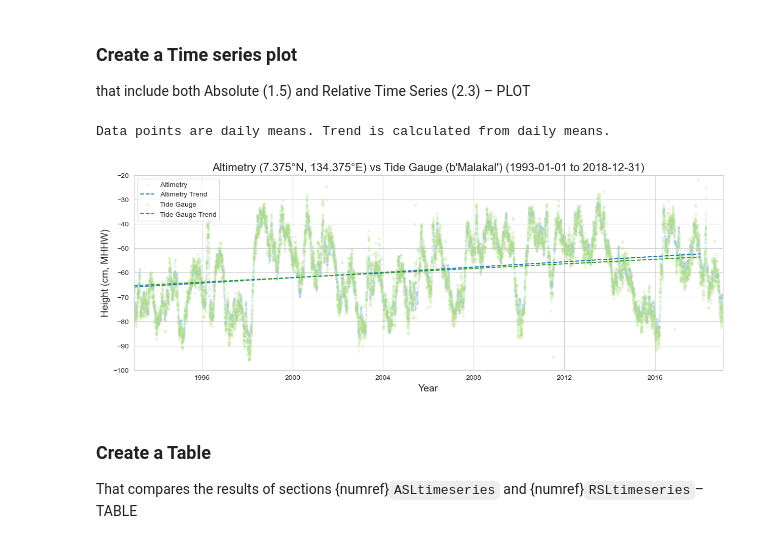
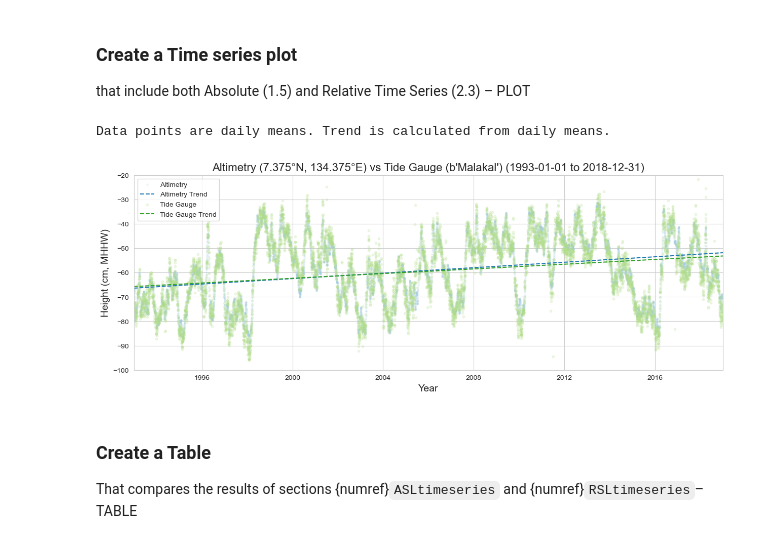
Before and after one commit to jwfiedler/SL_Indicators, a Jupyter notebook: SL_indicators_NBs/SL_magnitude.ipynb, the cells around one changed output. Saved outputs shown, nothing was run; the diff lists cells and outputs as text; code cells hidden in the pictures.

```diff
--- a/SL_indicators_NBs/SL_magnitude.ipynb
+++ b/SL_indicators_NBs/SL_magnitude.ipynb
@@ -462,37 +452,44 @@ ax.scatter(rsl['lon'], rsl['lat'], transform=ccrs.PlateCarree(), s=200, c=100*tr
  ### Create a Time series plot
  that include both Absolute (1.5) and Relative Time Series (2.3) – PLOT
 # %%
+
+# Set the style of the plot
+sns.set_style("whitegrid")
+
+# Create a color palette
+palette = sns.color_palette("Paired")
+
 # Plot the timeseries
-
 # Create the figure and the axes
 fig, ax = plt.subplots(figsize=(15, 5))
 # plot altimetry data
 ax.scatter(sla_mhhw['time'], 100*sla_mhhw, label='Altimetry', color=palette[0], alpha=0.2, s= 5)
-ax.plot(years_sla_datetime, 100*trend_line_sla_mhhw, label='Altimetry Trend', color=palette[1], linestyle='--')
+ax.plot(days_sla_datetime, 100*trend_line_sla_mhhw, label='Altimetry Trend', color=palette[1], linestyle='--')
 
 # plot tide gauge data
 ax.scatter(rsl_daily_mhhw['time'], 100*rsl_daily_mhhw, label='Tide Gauge', color=palette[2], alpha=0.2, s= 10)
-ax.plot(years_rsl_datetime, 100*trend_line_rsl_mhhw, label='Tide Gauge Trend', color=palette[3], linestyle='--')
+ax.plot(days_rsl_datetime, 100*trend_line_rsl_mhhw, label='Tide Gauge Trend', color=palette[3], linestyle='--')
 
 # Set the title and labels
 ax.set_title(f'Altimetry ({lat_str}, {lon_str}) vs Tide Gauge ({station_name}) ({start_date_str} to {end_date_str})', fontsize=16)
 ax.set_xlabel('Year', fontsize=14)
 ax.set_ylabel('Height (cm, MHHW)', fontsize=14)
 
 # Set the y limits
 ax.set_ylim([-100, -20])
 
 # Set the x limits
 ax.set_xlim([start_date, end_date])
 
 # Add a legend
 ax.legend()
 
 
+
 print('Data points are daily means. Trend is calculated from daily means.')
 # %% [output]
 Data points are daily means. Trend is calculated from daily means.
-[figure, old version]
+[figure, new version]
 # %% [markdown]
 ### Create a Table
 That compares the results of sections {numref}`ASLtimeseries` and {numref}`RSLtimeseries`– TABLE
```
Also changed, not shown: parts of 5 cells of this notebook.
